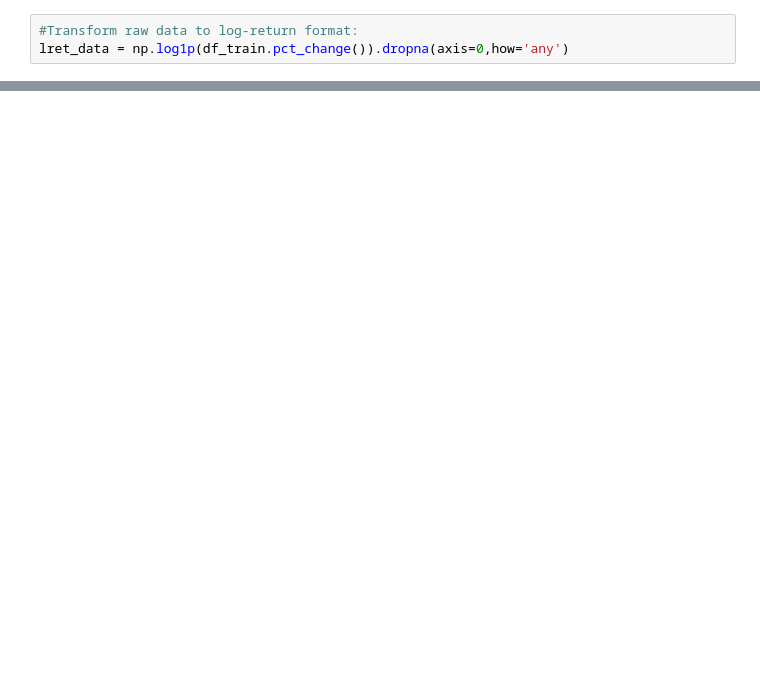
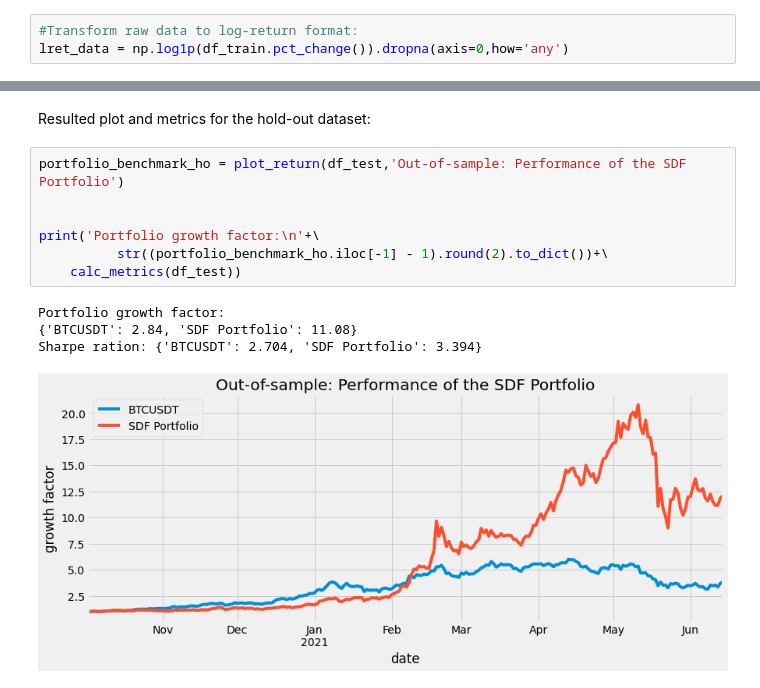
Before and after one commit to erv4gen/Research-Finance-SDF, a Jupyter notebook: cryptosdf.ipynb, the cells around one changed output, grey strips where cells are left out. Cells and saved outputs as stored; diff of their text form; blank space fills up the shorter version.

```diff
--- a/cryptosdf.ipynb
+++ b/cryptosdf.ipynb
@@ -175,0 +340,14 @@ Portfolio growth (x times):
+# %% [markdown]
+Resulted plot and metrics for the hold-out dataset:
+# %%
+portfolio_benchmark_ho = plot_return(df_test,'Out-of-sample: Performance of the SDF Portfolio')
+
+
+print('Portfolio growth factor:\n'+\
+          str((portfolio_benchmark_ho.iloc[-1] - 1).round(2).to_dict())+\
+    calc_metrics(df_test))
+# %% [output]
+Portfolio growth factor:
+{'BTCUSDT': 2.84, 'SDF Portfolio': 11.08}
+Sharpe ration: {'BTCUSDT': 2.704, 'SDF Portfolio': 3.394}
+[figure, added]
```
Also changed, not shown: parts of 20 cells of this notebook.
